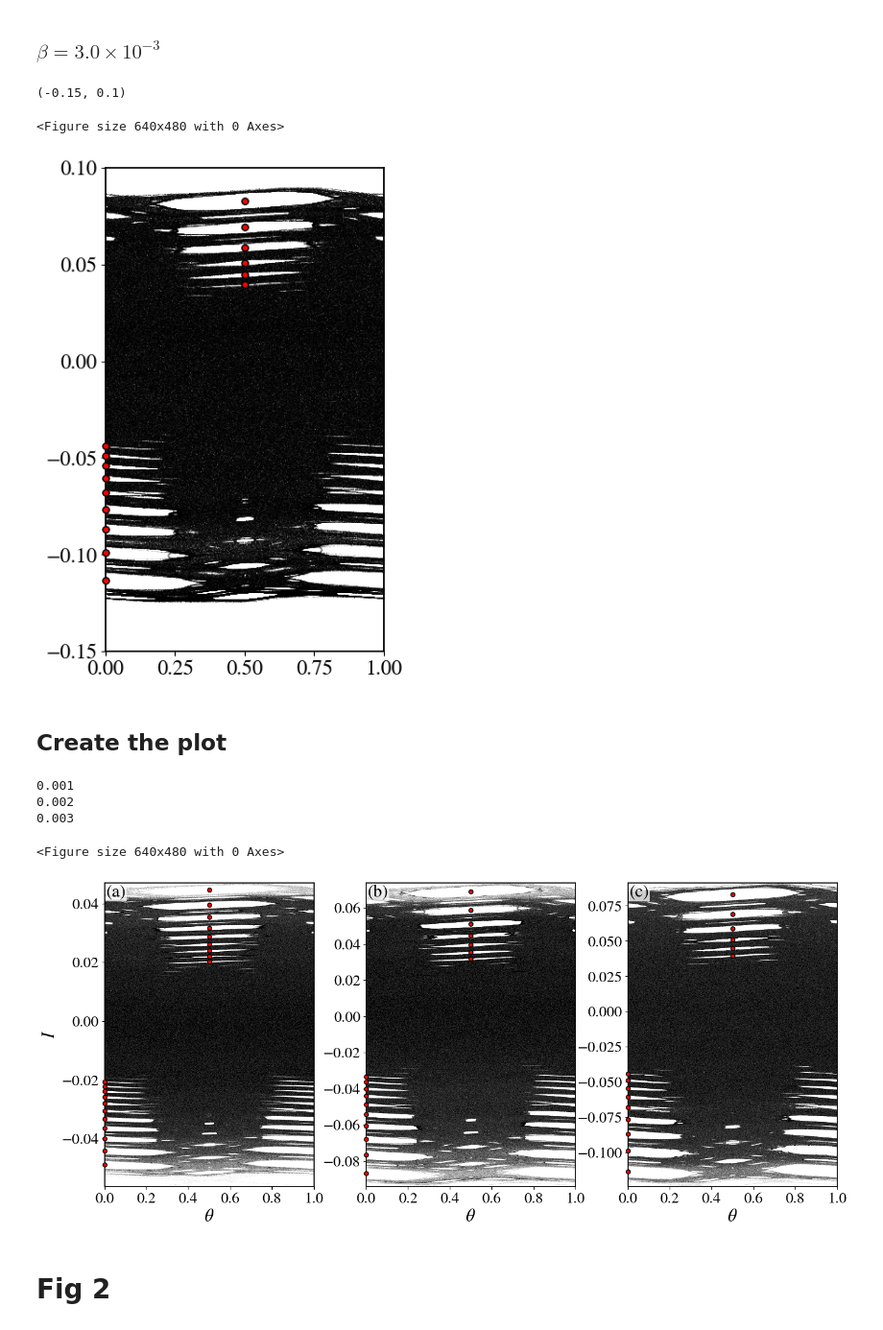
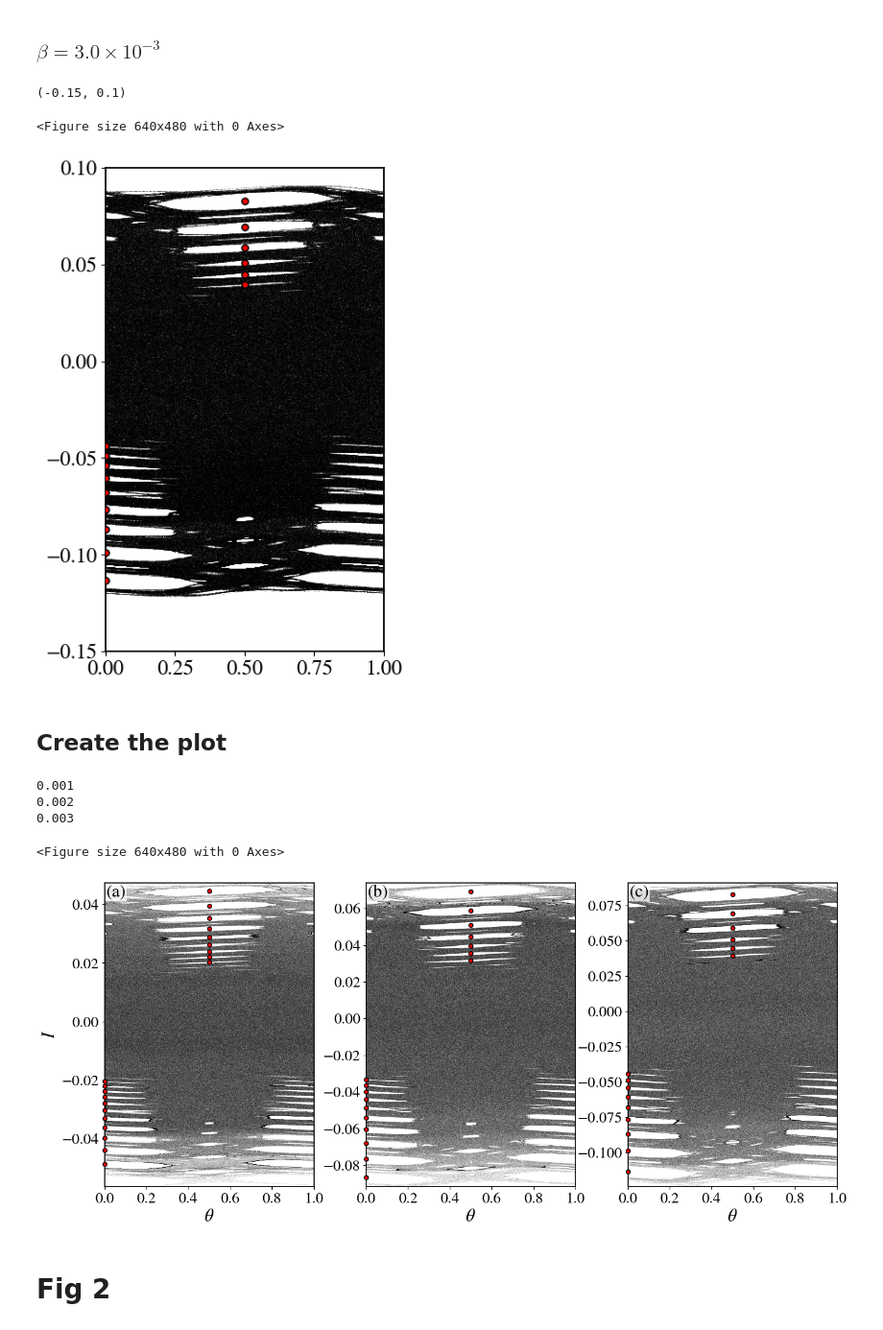
Before and after one commit to mrolims/nontwist-dynamical-system, a Jupyter notebook: Plots.ipynb, the cells around one changed output. Shown at 96% size. Saved outputs shown, nothing was run; the diff lists cells and outputs as text; code cells hidden in the pictures.

```diff
--- a/Plots.ipynb
+++ b/Plots.ipynb
@@ -126,12 +122,11 @@ for l, m in enumerate(ms):
 ms = np.arange(-1, -8, -1)
 positive_root2 = np.zeros((ms.shape[0], 2))
 for l, m in enumerate(ms):
-    parameters = np.array([q1, q2, q3, e1, e2, e3, v1, v2, v3, v4, M, L, mu, rho, m])
     thetas = (m/2) % 1
     guesses = np.linspace(1e-5, 0.05, 100)
     Is = np.zeros_like(guesses)
     for j, guess in enumerate(guesses):
-        root = fsolve(fixed_points, guess, parameters)[0]
+        root = fsolve(fixed_points, guess, m)[0]
         Is[j] = root
     Is = np.array(list(set(Is)))
     positive_root2[l, 0] = Is[np.where(Is > 0)].mean()
@@ -155,23 +150,21 @@ plt.ylim(0.02, 0.04)
 # %% [markdown]
 ### $\beta = 3.0\times10^{-3}$
 # %%
-beta = 3e-3
+eps = 3e-3
 N = int(2e6)
 x = 0.5
 y = 1e-10
-params = np.array([q1, q2, q3, e1, e2, e3, v1, v2, v3, v4, M, L, mu, beta, rho])
-u = time_series(x, y, params, N)
+u = time_series(x, y, eps, N)
 # %%
 # negative roots
 ms = np.arange(8, -1, -1)
 negative_root3 = np.zeros((ms.shape[0], 2))
 for l, m in enumerate(ms):
-    parameters = np.array([q1, q2, q3, e1, e2, e3, v1, v2, v3, v4, M, L, mu, rho, m])
     thetas = (m/2) % 1
     guesses = np.linspace(-0.05, -1e-5, 100)
     Is = np.zeros_like(guesses)
     for j, guess in enumerate(guesses):
-        root = fsolve(fixed_points, guess, parameters)[0]
+        root = fsolve(fixed_points, guess, m)[0]
         Is[j] = root
     Is = np.array(list(set(Is)))
     negative_root3[l, 0] = Is[np.where(Is < 0)].mean()
@@ -181,12 +174,11 @@ for l, m in enumerate(ms):
 ms = np.arange(0, -6, -1)
 positive_root3 = np.zeros((ms.shape[0], 2))
 for l, m in enumerate(ms):
-    parameters = np.array([q1, q2, q3, e1, e2, e3, v1, v2, v3, v4, M, L, mu, rho, m])
     thetas = (m/2) % 1
     guesses = np.linspace(1e-5, 0.05, 100)
     Is = np.zeros_like(guesses)
     for j, guess in enumerate(guesses):
-        root = fsolve(fixed_points, guess, parameters)[0]
+        root = fsolve(fixed_points, guess, m)[0]
         Is[j] = root
     Is = np.array(list(set(Is)))
     positive_root3[l, 0] = Is[np.where(Is > 0)].mean()
@@ -199,13 +191,13 @@ plt.xlim(0, 1)
 plt.ylim(u[:, 1].min(), u[:, 1].max())
 
 plt.plot(0.5*np.ones_like(positive_root3), positive_root3[:, 0], "ro", markersize=5, markeredgecolor="k")
-plt.plot(np.zeros_like(negative_root3), negative_root3[:, 0], "ro", markersize=5, markeredgecolor="k", clip_on=False, alpha=1, zorder=10)
+plt.plot(np.zeros_like(negative_root3), negative_root3[:, 0], "ro", markersize=5, markeredgecolor="k", alpha=1, zorder=10)
     #plt.plot(1, negative_root, "ro", markersize=5, markeredgecolor="k")
 plt.ylim(-0.15, 0.1)
 # %% [output]
 (-0.15, 0.1)
 <Figure size 640x480 with 0 Axes>
-[figure, old version]
+[figure, new version]
 # %% [markdown]
 ## Create the plot
 # %%
@@ -222,39 +214,38 @@ Ilim = 0.01*np.ones(3)
 for j, eps in enumerate(epss):
     np.random.seed(12)
     print(eps)
-    parameters = np.array([q1, q2, q3, e1, e2, e3, v1, v2, v3, v4, M, L, mu, eps, rho])
-    n_ic = int(750/2)
+    n_ic = 210
     x = np.random.uniform(0, 1, n_ic)
     y = np.random.uniform(-Ilim[j], Ilim[j], n_ic)
     #y = np.ones(n_ic)*1e-16
-    u = np.array(Parallel(n_jobs=-1)(delayed(time_series)(x[i], y[i], parameters, N) for i in range(n_ic)))
+    u = np.array(Parallel(n_jobs=-1)(delayed(time_series)(x[i], y[i], eps, N) for i in range(n_ic)))
     u = u.reshape((n_ic*(N + 1), 2))
     ax[j].plot(u[:, 0], u[:, 1], "ko", markersize=0.1, markeredgewidth=0)
     ax[j].set_xlabel("$\\theta$")
     ax[j].text(xbox, ybox, "(%s)" % (ascii_lowercase[j]), transform=ax[j].transAxes, bbox=bbox)
     ax[j].set_ylim(u[:, 1].min(), u[:, 1].max())
 #ax[0].set_ylim(0, 0.025)
 ax[0].plot(0.5*np.ones_like(positive_root1), positive_root1[:, 0], "ro", markersize=ms, markeredgecolor="k")
 ax[0].plot(np.zeros_like(negative_root1), negative_root1[:, 0], "ro", markersize=ms, markeredgecolor="k", clip_on=False, alpha=1, zorder=10)
 
 ax[1].plot(0.5*np.ones_like(positive_root2), positive_root2[:, 0], "ro", markersize=ms, markeredgecolor="k")
 ax[1].plot(np.zeros_like(negative_root2), negative_root2[:, 0], "ro", markersize=ms, markeredgecolor="k", clip_on=False, alpha=1, zorder=10)
 
 ax[2].plot(0.5*np.ones_like(positive_root3), positive_root3[:, 0], "ro", markersize=ms, markeredgecolor="k")
 ax[2].plot(np.zeros_like(negative_root3), negative_root3[:, 0], "ro", markersize=ms, markeredgecolor="k", clip_on=False, alpha=1, zorder=10)
 plt.xlim(0, 1)
 plt.xticks([0, 0.2, 0.4, 0.6, 0.8, 1])
 #plt.plot([0.25, 0.75], [0.75, 0.75], "r--")
 #plt.ylim(-5, #5)
 ax[0].set_ylabel("$I$");
 plt.subplots_adjust(left=0.08, bottom=0.105, right=0.985, top=0.98, wspace=0.25)
 plt.savefig("Figures/fig1.png", dpi=300)
 # %% [output]
 0.001
 0.002
 0.003
 <Figure size 640x480 with 0 Axes>
-[figure, old version]
+[figure, new version]
 # %% [markdown]
 # Fig 2
 # %%
```
Also changed, not shown: parts of 13 cells of this notebook, 2 other files.
